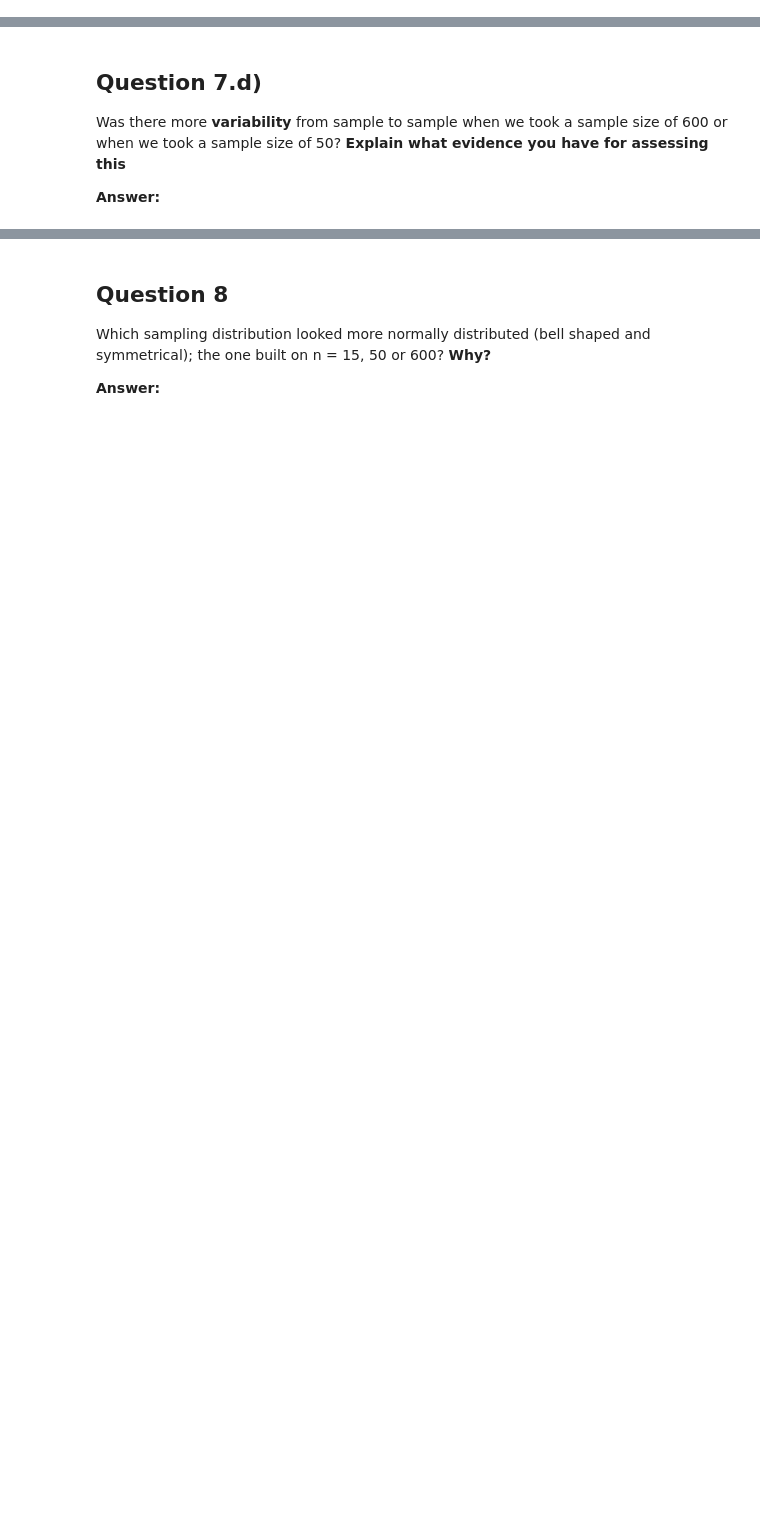
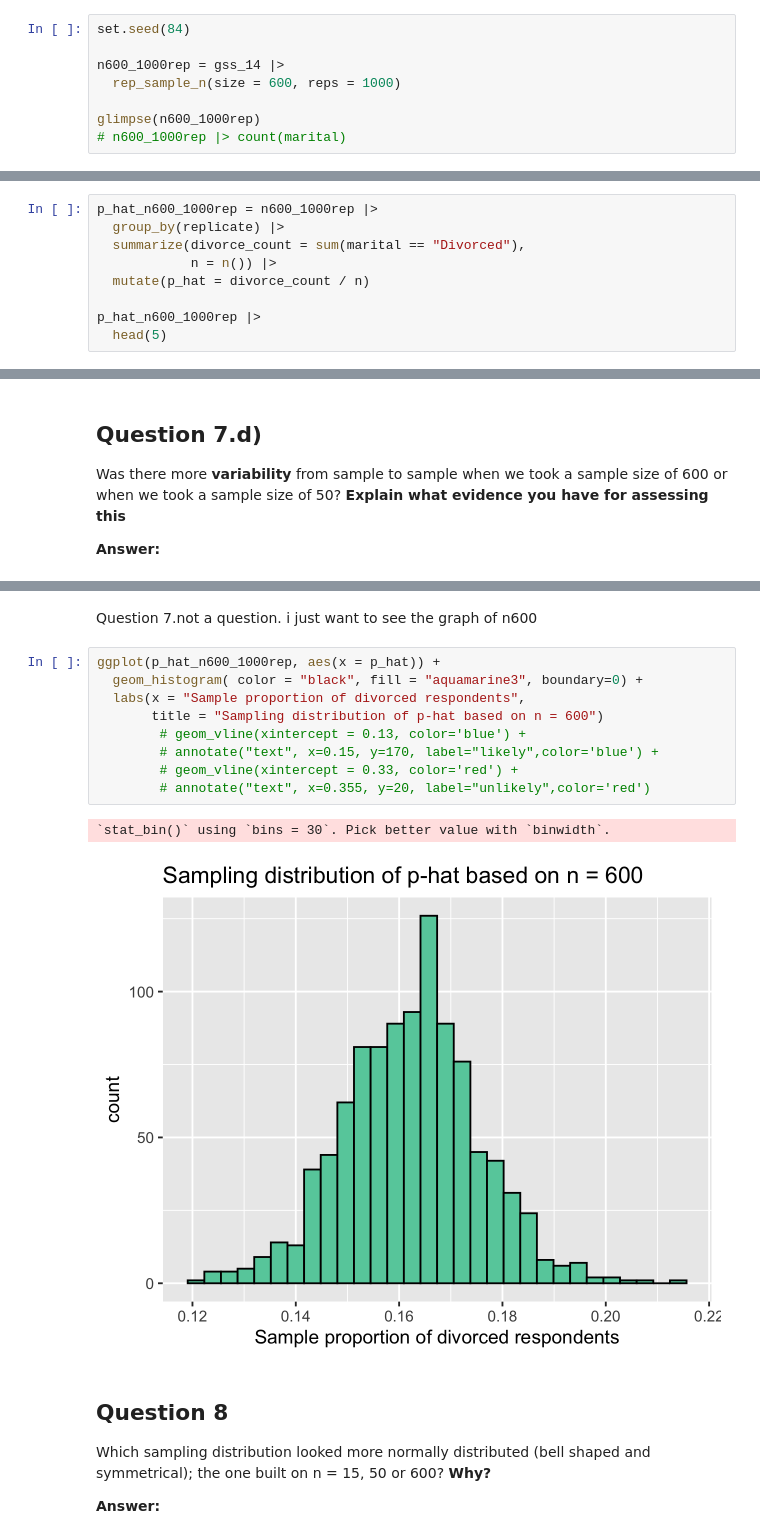
Before and after one commit to UNC-DATA-730/unit-7-assignment-dameyer, a Jupyter notebook: assignment7.ipynb, the cells around one changed output, grey strips where cells are left out. Cells and saved outputs as stored; diff of their text form; blank space fills up the shorter version.

```diff
--- a/assignment7.ipynb
+++ b/assignment7.ipynb
@@ -465,0 +509,8 @@ set.seed(84)
+# %%
+set.seed(84)
+
+n600_1000rep = gss_14 |>
+  rep_sample_n(size = 600, reps = 1000)
+
+glimpse(n600_1000rep)
+# n600_1000rep |> count(marital)
@@ -470,3 +527,12 @@ Calculate the proportion $\hat{p}$ of people who reported they were
 `Divorced`for each replicate of your n = 600 sampling
 
 **Answer:**
+# %%
+p_hat_n600_1000rep = n600_1000rep |>
+  group_by(replicate) |>
+  summarize(divorce_count = sum(marital == "Divorced"),
+            n = n()) |>
+  mutate(p_hat = divorce_count / n)
+
+p_hat_n600_1000rep |>
+  head(5)
@@ -488,3 +577,17 @@ evidence you have for assessing this**
+# %% [markdown]
+Question 7.not a question. i just want to see the graph of n600
+# %%
+ggplot(p_hat_n600_1000rep, aes(x = p_hat)) +
+  geom_histogram( color = "black", fill = "aquamarine3", boundary=0) +
+  labs(x = "Sample proportion of divorced respondents",
+       title = "Sampling distribution of p-hat based on n = 600")
+        # geom_vline(xintercept = 0.13, color='blue') +
+        # annotate("text", x=0.15, y=170, label="likely",color='blue') +
+        # geom_vline(xintercept = 0.33, color='red') +
+        # annotate("text", x=0.355, y=20, label="unlikely",color='red')
+# %% [output]
+`stat_bin()` using `bins = 30`. Pick better value with `binwidth`.
+[figure, added]
 # %% [markdown]
 ## Question 8
 
```
Also changed, not shown: parts of 16 cells of this notebook.
